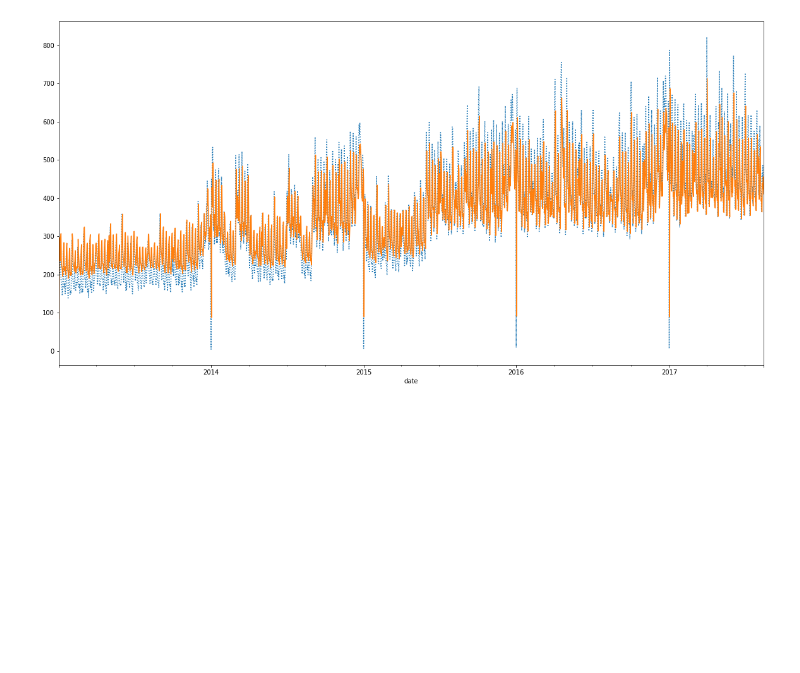
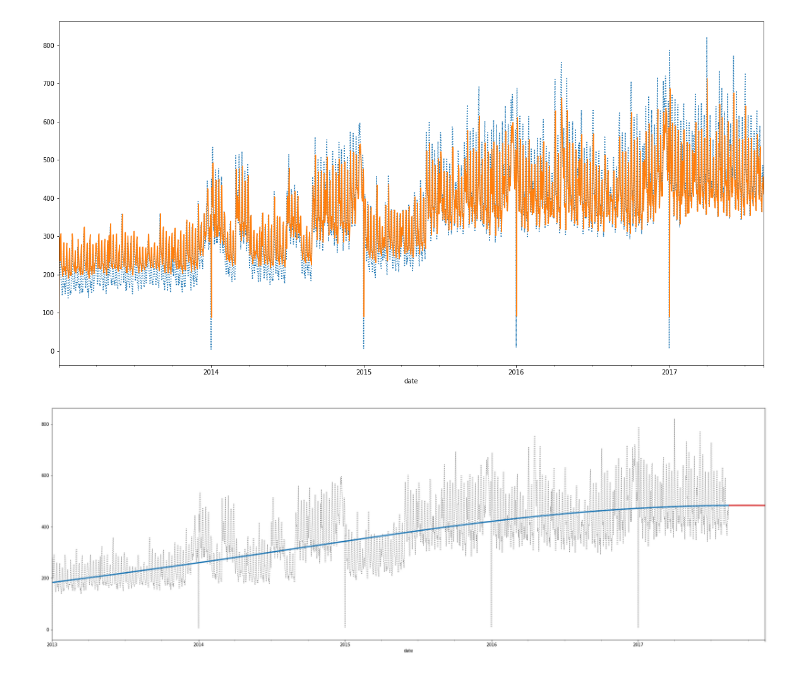
Before and after one commit to JideOkesanjo/Projects, a Jupyter notebook: store_sales_time_series_analysis.ipynb, the cells around one changed output. Saved outputs shown, nothing was run; the diff lists cells and outputs as text; code cells hidden in the pictures; blank space fills up the shorter version.

```diff
--- a/store_sales_time_series_analysis.ipynb
+++ b/store_sales_time_series_analysis.ipynb
@@ -160,3 +162,24 @@ ax = y_pred.plot()
 from statsmodels.tsa.deterministic import DeterministicProcess
 # %%
 y = average_sales.copy()
+# %%
+dp = DeterministicProcess(index=y.index, order=5)
+# %%
+X = dp.in_sample()
+
+X_forecast = dp.out_of_sample(steps=90)
+# %%
+model3 = LinearRegression()
+
+model3.fit(X, y)
+
+y_pred = pd.Series(model3.predict(X), index=X.index)
+y_forecast = pd.Series(model3.predict(X_forecast), index=X_forecast.index)
+# %%
+fig, ax = plt.subplots(figsize=(30, 10))
+
+ax = y.plot(linestyle='dotted', alpha=.5, color='black')
+ax = y_pred.plot(ax=ax, linewidth=3, label="Trend", color='C0')
+ax = y_forecast.plot(ax=ax, linewidth=3, label="Trend Forecast", color='C3')
+# %% [output]
+[figure, added]
```
Also changed, not shown: parts of 3 cells of this notebook.
